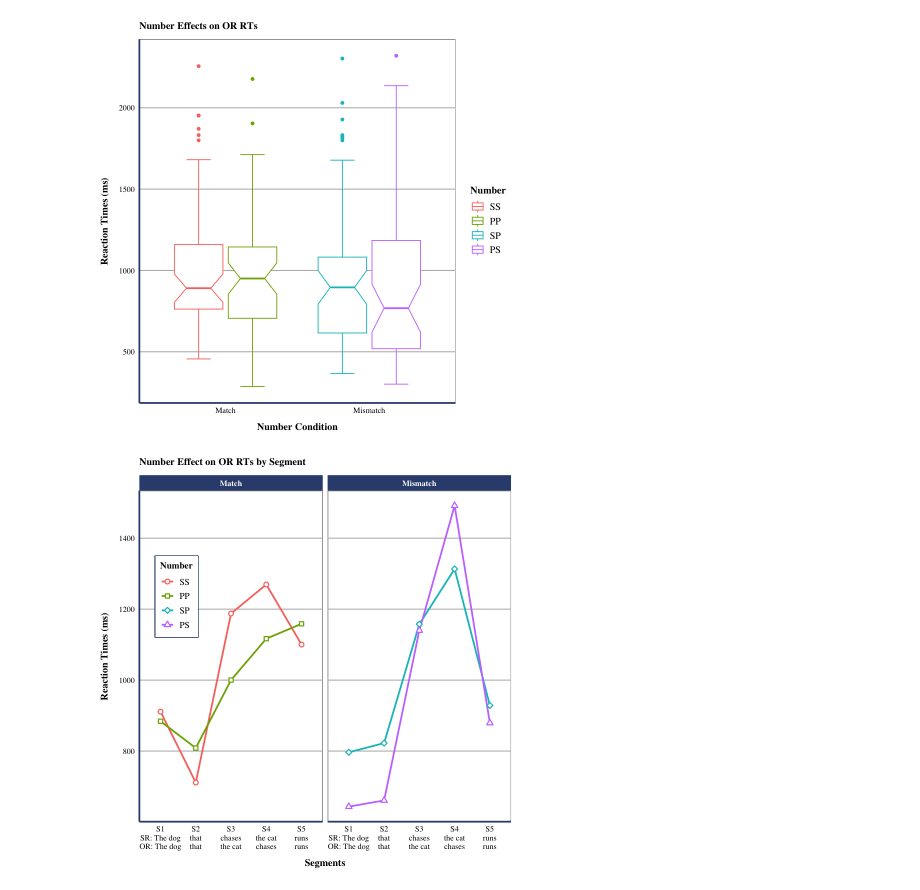
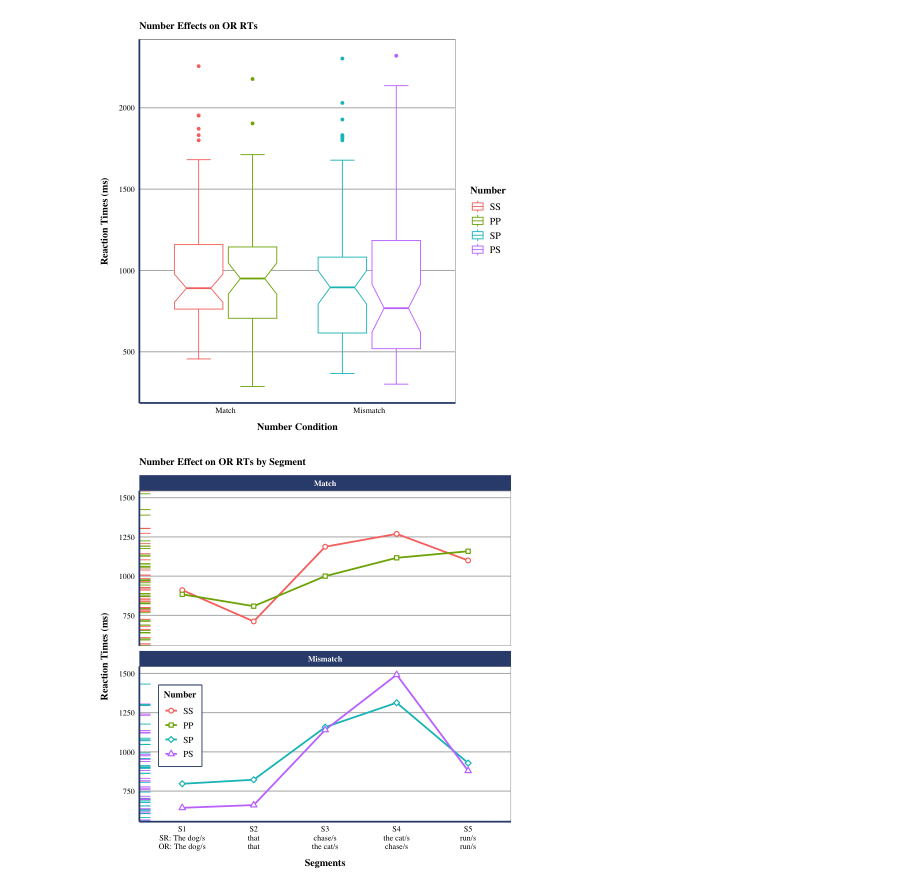
Before and after one commit to Vieju17/SelfPaced_Reading_Task_Data, a Jupyter notebook: sprt_analysis.ipynb, the cells around one changed output. Cells and saved outputs as stored; diff of their text form; code cells hidden in the pictures.

Commit message:
Update 4. Decided on plots

```diff
--- a/sprt_analysis.ipynb
+++ b/sprt_analysis.ipynb
@@ -204,18 +207,18 @@ df_clean <- df_raw %>%
     .[order(.$part_id), ] %>%
     filter(.$item_type == "exp_item" & .$task == "item" & segment != "s0") %>%
     mutate(
+        across(
+            c(task, item_type, part_id),
+            factor
+        ),
         item_number = as.numeric(item_number),
-        task = as.factor(task),
-        item_type = as.factor(item_type),
         clause_type = factor(clause_type, levels = c("sr", "or"), labels = c("SR", "OR")),
         number = factor(number, levels = c("ss", "pp", "sp", "ps"), labels = c("SS", "PP", "SP", "PS")),
         matching = factor(ifelse(number == "SS" | number == "PP", "match", "mismatch"), labels = c("Match", "Mismatch")),
         segment = factor(segment, labels = c("S1", "S2", "S3", "S4", "S5")),
-        part_id = as.factor(part_id),
     ) %>%
     relocate(matching, .after = number) %>%
     droplevels()
 
-summary(df_clean)
-head(df_clean, 10)
+glimpse(df_clean)
 # %% [output]
@@ -637,30 +658,62 @@ ggsave(filename = "lm_number_plot.svg", path = plots_path, height = 6, width = 5
 # %%
 lm_number_plot2 <- df_merged %>%
     filter(clause_type == "OR") %>%
-    ggplot(aes(y = exp(rt), x = segment, color = number, group = number)) +
-    stat_summary(fun = mean, geom = "line", linewidth = 1) +
-    stat_summary(aes(shape = number), fun = mean, geom = "point", size = 2, stroke = 1, fill = "white") +
+    ggplot(
+        aes(
+            y = exp(rt),
+            x = segment,
+            color = number,
+            group = number
+        )
+    ) +
+    stat_summary(
+        fun = mean,
+        geom = "line",
+        linewidth = 1
+    ) +
+    stat_summary(
+        aes(shape = number),
+        fun = mean,
+        geom = "point",
+        size = 2,
+        stroke = 1,
+        fill = "white"
+    ) +
+    geom_rug(
+        show.legend = FALSE,
+        sides = "l"
+    ) +
+    coord_cartesian(ylim = c(600, 1500)) +
     scale_shape_manual(
         values = c(21, 22, 23, 24)
+    ) +
+    scale_x_discrete(
+        labels = c(
+            "S1\nSR: The dog/s\nOR: The dog/s",
+            "S2\nthat\nthat",
+            "S3\nchase/s\nthe cat/s",
+            "S4\nthe cat/s\nchase/s",
+            "S5\nrun/s\nrun/s"
+        )
     ) +
     labs(
         title = "Number Effect on OR RTs by Segment",
         x = "Segments",
         y = "Reaction Times (ms)"
     ) +
-    guides(color = guide_legend("Number"), shape = guide_legend("Number")) +
-    scale_x_discrete(
-        labels = c("S1\nSR: The dog\nOR: The dog", "S2\nthat\nthat", "S3\nchases\nthe cat", "S4\nthe cat\nchases", "S5\nruns\nruns")
+    guides(
+        color = guide_legend("Number"),
+        shape = guide_legend("Number")
     ) +
     theme(
-        legend.position = c(0.10, 0.68),
+        legend.position = c(0.11, 0.29),
         legend.box.background = element_rect(linewidth = 1, color = accent_color, linetype = "solid"),
         legend.text = element_text(size = 11),
         legend.title = element_text(size = 11)
     ) +
-    facet_wrap(~matching)
+    facet_wrap(~matching, dir = "v")
 lm_number_plot2
 
-ggsave(filename = "lm_number_segment_plot.svg", path = plots_path, height = 10, width = 15, units = "cm")
+ggsave(filename = "lm_number_segment_plot.svg", path = plots_path, height = 15, width = 15, units = "cm")
 # %% [output]
-[figure, old version]
+[figure, new version]
```
Also changed, not shown: parts of 9 cells of this notebook, 3 other files.
